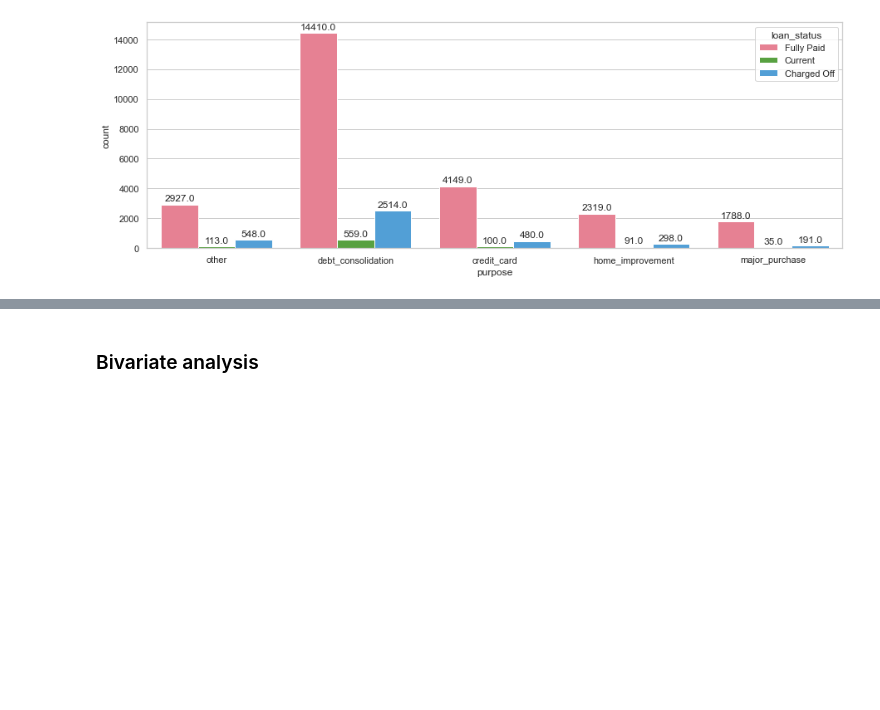
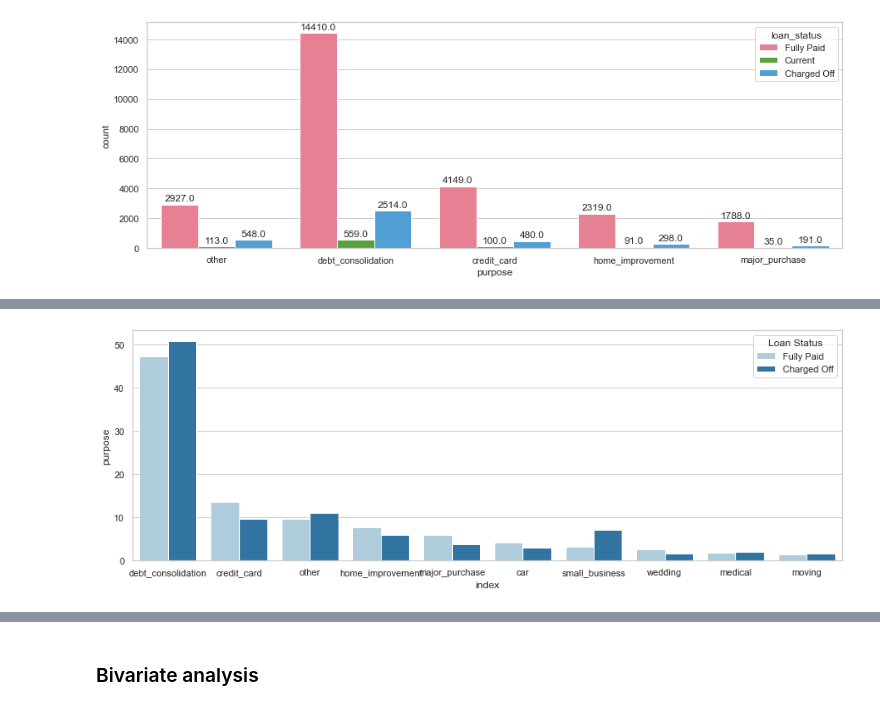
Before and after one commit to Utkarsh4610/LendingClub, a Jupyter notebook: LendingClubCaseStudy.ipynb, the cells around one changed output, grey strips where cells are left out. Drawn from its saved outputs; the diff is of its cells as text; code cells hidden in the pictures; blank space fills up the shorter version.

```diff
--- a/LendingClubCaseStudy.ipynb
+++ b/LendingClubCaseStudy.ipynb
@@ -582,0 +624,7 @@ plt.show()
+# %%
+#Segmented Analysis
+col_name ='purpose'
+comparison_plot(charged_off, fully_paid, col_name,True)
+#We can see 'debt_consolidation',other', 'small business' will have hight chances of defaulting.
+# %% [output]
+[figure, added]
```
Also changed, not shown: parts of 17 cells of this notebook.
